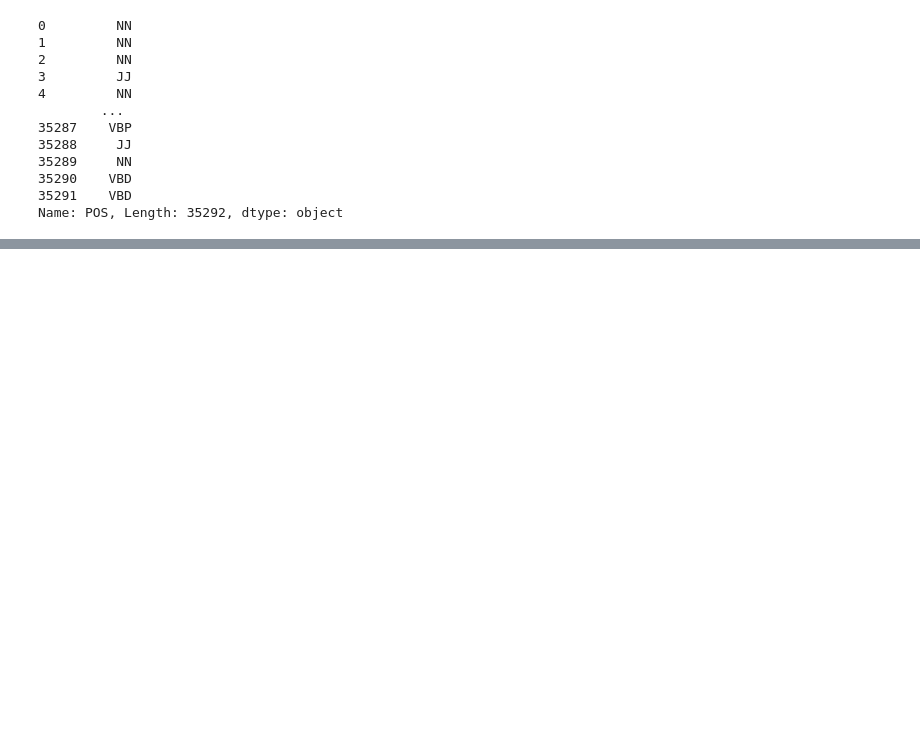
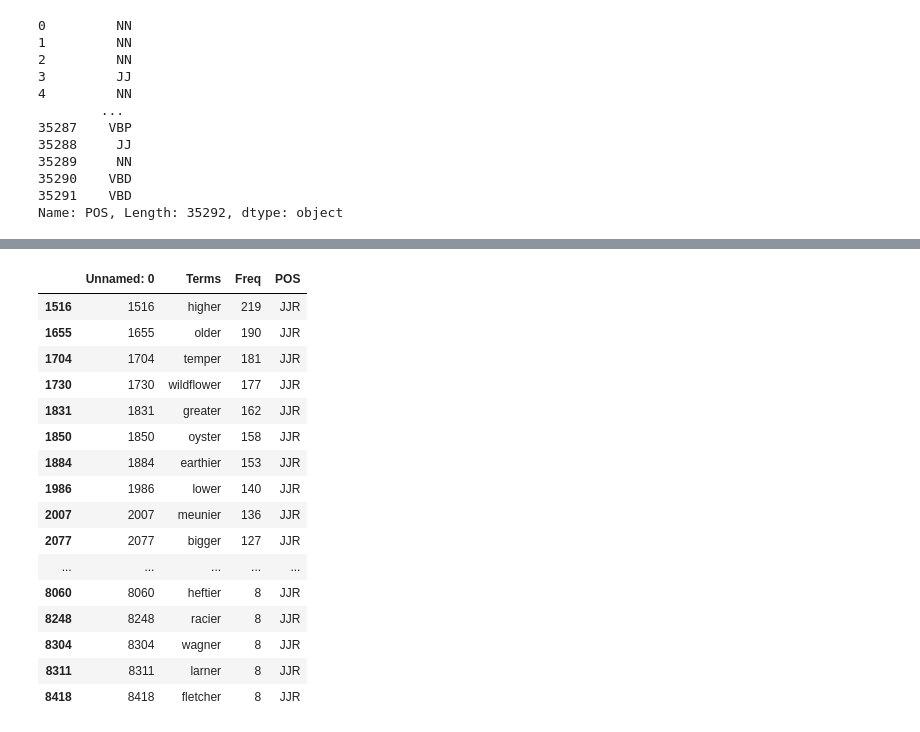
Before and after one commit to AugMoura/vino, a Jupyter notebook: notebooks/vino_augusto.ipynb, the cells around one changed output, grey strips where cells are left out. Drawn from its saved outputs; the diff is of its cells as text; code cells hidden in the pictures; blank space fills up the shorter version.

```diff
--- a/notebooks/vino_augusto.ipynb
+++ b/notebooks/vino_augusto.ipynb
@@ -490,0 +516,22 @@ common_words.to_csv("../working_files/common_words.csv")
+# %%
+tags = ["VBD", "JJ", "IN", "JJS"] # No: CC, CD, DT, EX, FW,
+
+cw[cw["POS"]=="JJR"][5:50] # .isin(tags)
+# %% [output]
+|  | Unnamed: 0 | Terms | Freq | POS |
+| 1516 | 1516 | higher | 219 | JJR |
+| 1655 | 1655 | older | 190 | JJR |
+| 1704 | 1704 | temper | 181 | JJR |
+| 1730 | 1730 | wildflower | 177 | JJR |
+| 1831 | 1831 | greater | 162 | JJR |
+| 1850 | 1850 | oyster | 158 | JJR |
+| 1884 | 1884 | earthier | 153 | JJR |
+| 1986 | 1986 | lower | 140 | JJR |
+| 2007 | 2007 | meunier | 136 | JJR |
+| 2077 | 2077 | bigger | 127 | JJR |
+| ... | ... | ... | ... | ... |
+| 8060 | 8060 | heftier | 8 | JJR |
+| 8248 | 8248 | racier | 8 | JJR |
+| 8304 | 8304 | wagner | 8 | JJR |
+| 8311 | 8311 | larner | 8 | JJR |
+| 8418 | 8418 | fletcher | 8 | JJR |
```
Also changed, not shown: parts of 10 cells of this notebook.
